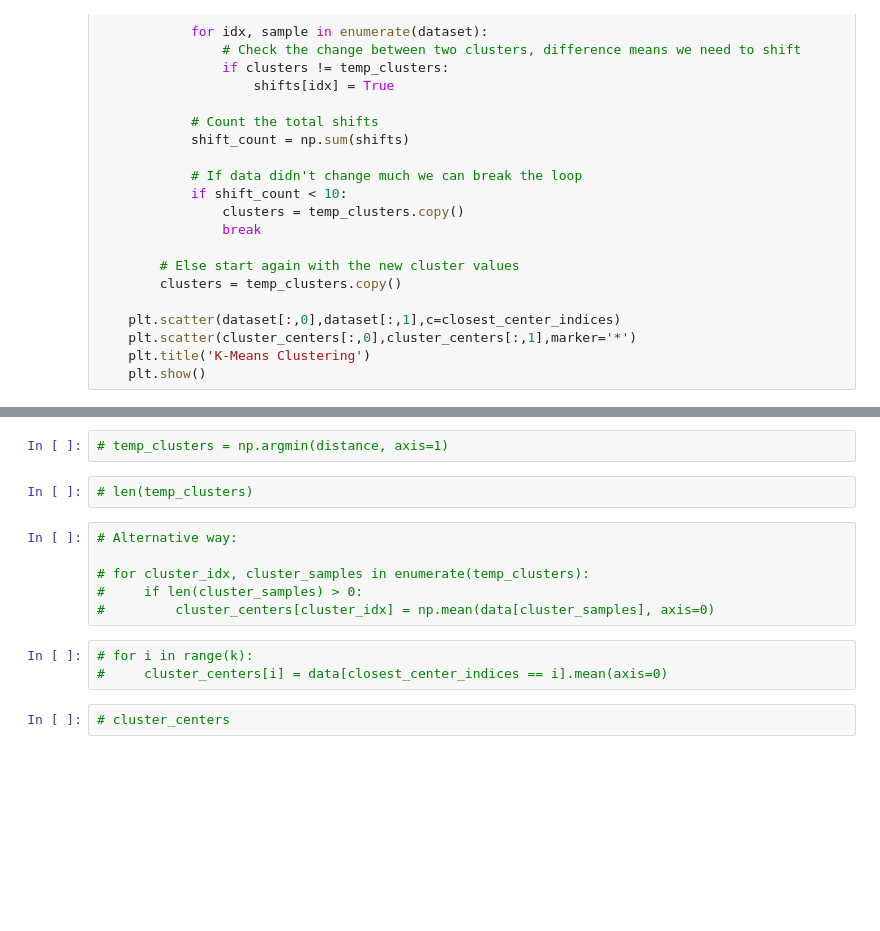
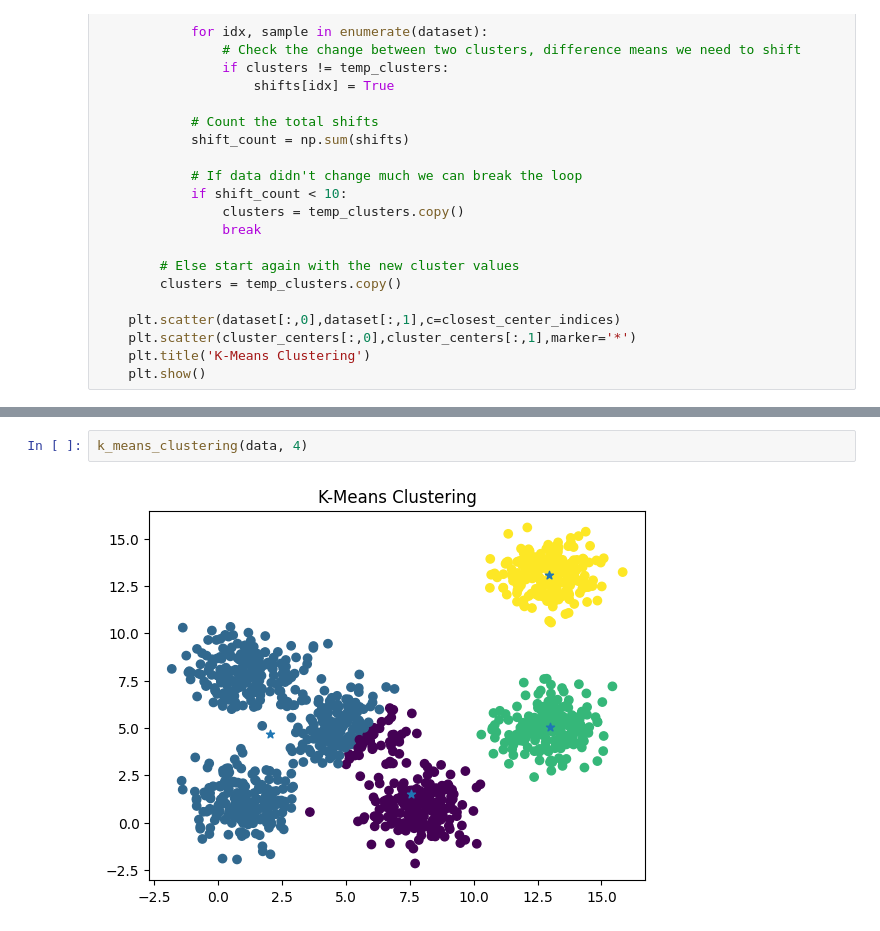
Before and after one commit to Sarkovic/Python-Programming, a Jupyter notebook: CSE 3812 AI Lab/Offline - 5/KMeansClustering_011212074.ipynb, the cells around one changed output, grey strips where cells are left out. Saved outputs shown, nothing was run; the diff lists cells and outputs as text; blank space fills up the shorter version.

```diff
--- a/CSE 3812 AI Lab/Offline - 5/KMeansClustering_011212074.ipynb
+++ b/CSE 3812 AI Lab/Offline - 5/KMeansClustering_011212074.ipynb
@@ -113,15 +76,4 @@ k_means_clustering(data, k_value)
-# %%
-# temp_clusters = np.argmin(distance, axis=1)
-# %%
-# len(temp_clusters)
-# %%
-# Alternative way:
-
-# for cluster_idx, cluster_samples in enumerate(temp_clusters):
-#     if len(cluster_samples) > 0:
-#         cluster_centers[cluster_idx] = np.mean(data[cluster_samples], axis=0)
-# %%
-# for i in range(k):
-#     cluster_centers[i] = data[closest_center_indices == i].mean(axis=0)
-# %%
-# cluster_centers
+# %%
+k_means_clustering(data, 4)
+# %% [output]
+[figure, added]
```
Also changed, not shown: parts of 15 cells of this notebook, 1 other file.
